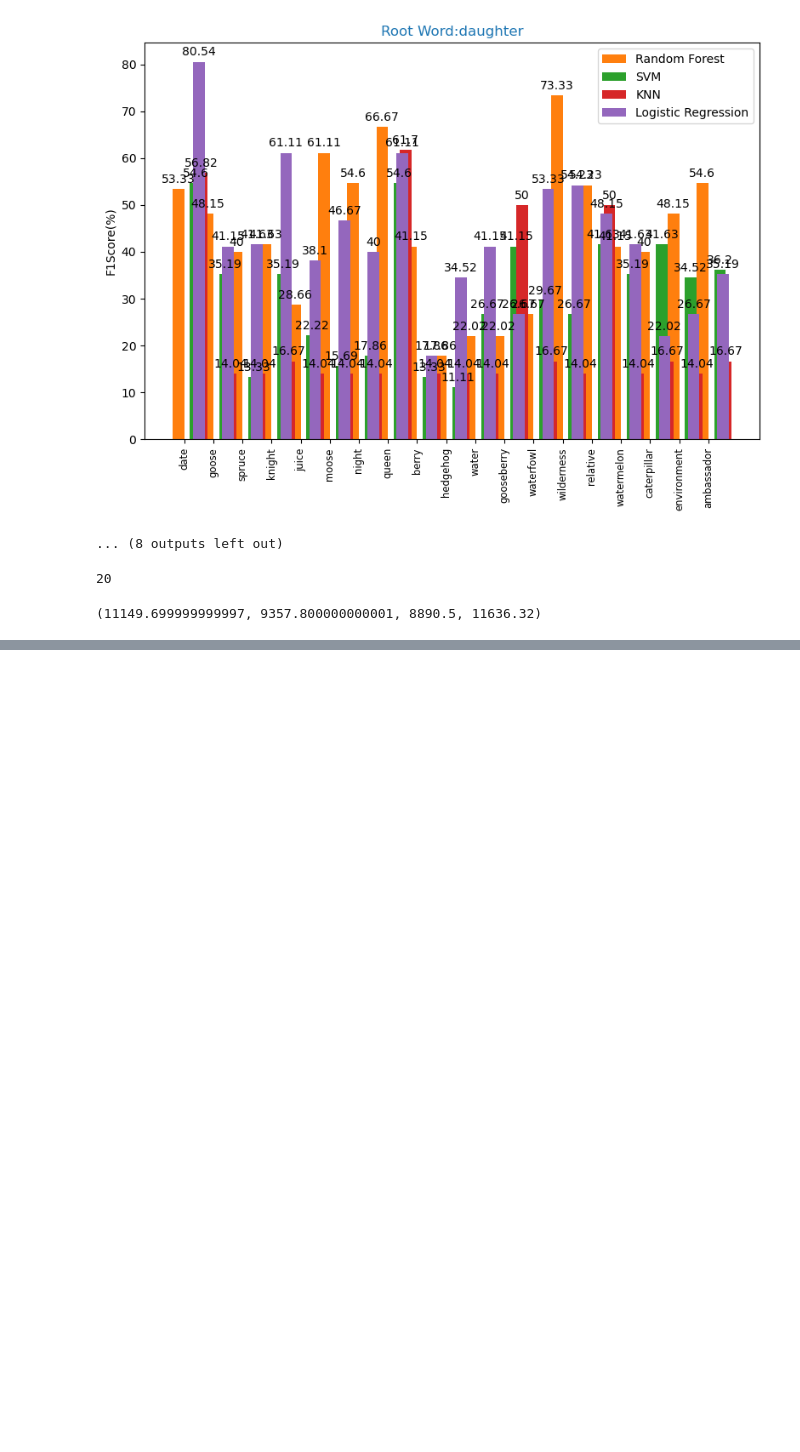
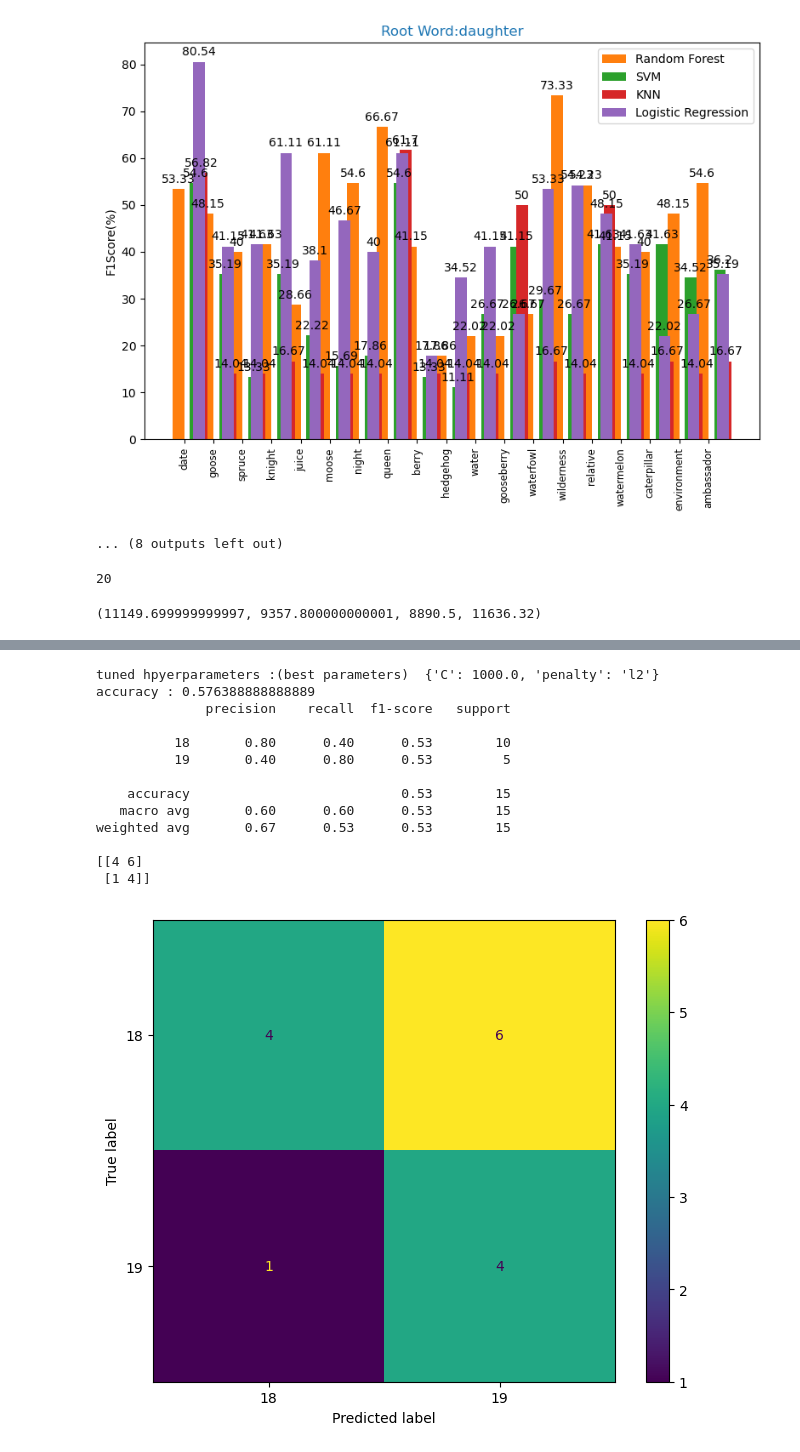
Before and after one commit to fineanmol/EEG-based---BCI, a Jupyter notebook: code_scripts/test_features.ipynb, the cells around one changed output, grey strips where cells are left out. Saved outputs shown, nothing was run; the diff lists cells and outputs as text; code cells hidden in the pictures; blank space fills up the shorter version.

```diff
--- a/code_scripts/test_features.ipynb
+++ b/code_scripts/test_features.ipynb
@@ -1248,34 +1603,49 @@ import matplotlib.pyplot as plt
 import numpy as np
 from scipy.spatial import distance
 from sklearn.model_selection import train_test_split
 from sklearn.neighbors import KNeighborsClassifier
 from sklearn.model_selection import GridSearchCV
 from sklearn.metrics import classification_report,confusion_matrix
 
 pair_list=[complete_pairs]
 for pairs in pair_list:
     for i in pairs.keys():
         n=len(pairs[i])
         break
     for i,word_index in enumerate(pairs.keys()):
         for j in range(len(pairs[word_index])):
             X_train, X_test, y_train, y_test = get_arrays(word_index,pairs[word_index][j])
 
 
 #train
 grid={"C":np.logspace(-3,3,7), "penalty":["l2"]}
 clf = GridSearchCV(LogisticRegression(), grid,cv=10)
 clf.fit(X_train, y_train)
 
 print("tuned hpyerparameters :(best parameters) ",clf.best_params_)
 print("accuracy :",clf.best_score_)
 
 #evaluate
 y_pred = clf.predict(X_test)
 print(classification_report(y_test, y_pred))
 print(confusion_matrix(y_test, y_pred))
-plot_confusion_matrix(clf, X_test, y_test)
+ConfusionMatrixDisplay.from_estimator(clf, X_test, y_test)
 plt.show()
+# %% [output]
+tuned hpyerparameters :(best parameters)  {'C': 1000.0, 'penalty': 'l2'}
+accuracy : 0.576388888888889
+              precision    recall  f1-score   support
+
+          18       0.80      0.40      0.53        10
+          19       0.40      0.80      0.53         5
+
+    accuracy                           0.53        15
+   macro avg       0.60      0.60      0.53        15
+weighted avg       0.67      0.53      0.53        15
+
+[[4 6]
+ [1 4]]
+[figure, added]
 # %%
 
 import matplotlib.pyplot as plt
```
Also changed, not shown: parts of 33 cells of this notebook, 19 other files.
